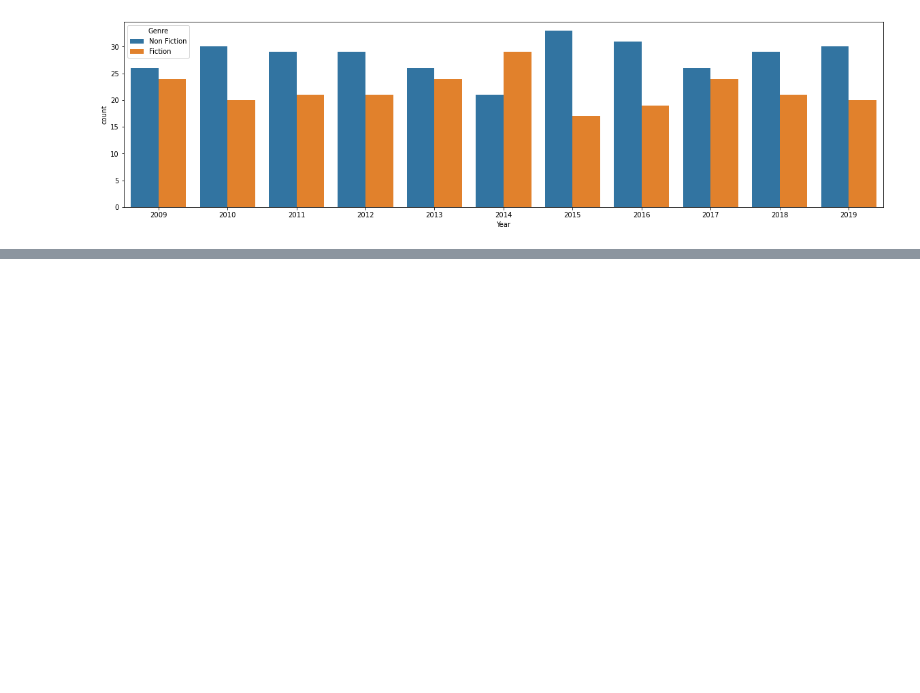
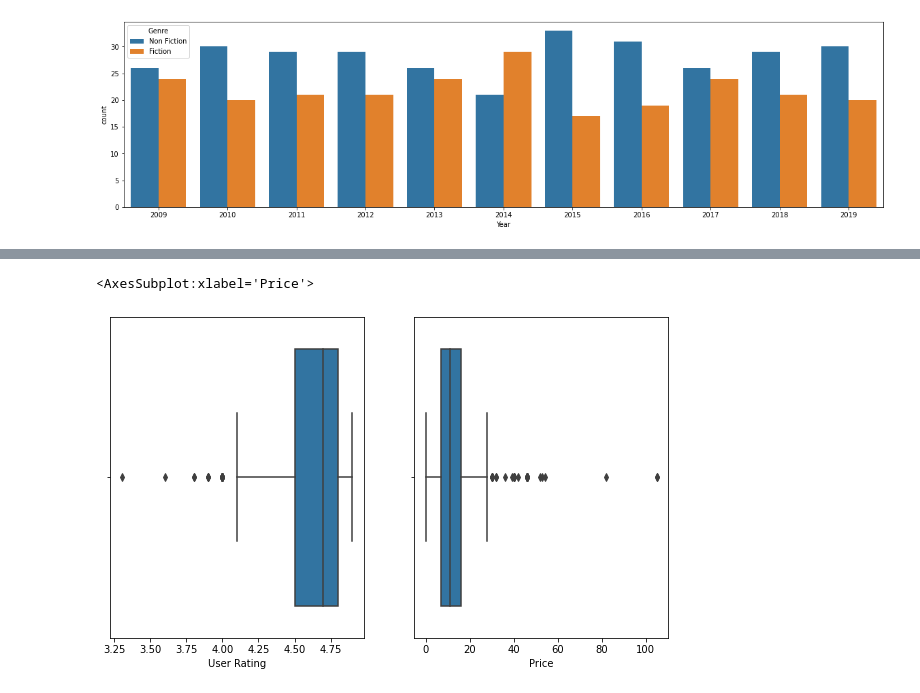
Before and after one commit to oboo1156/AWS_data_analysis_on_top_50_selling_books, a Jupyter notebook: AWS_data_analysis_on_top_50_selling_books.ipynb, the cells around one changed output, grey strips where cells are left out. Cells and saved outputs as stored; diff of their text form; code cells hidden in the pictures; blank space fills up the shorter version.

```diff
--- a/AWS_data_analysis_on_top_50_selling_books.ipynb
+++ b/AWS_data_analysis_on_top_50_selling_books.ipynb
@@ -107,3 +120,8 @@ sns.countplot(x="Year", data=df,  hue="Genre")
 # %% [output]
 <AxesSubplot:xlabel='Year', ylabel='count'>
 [figure]
+# %%
+import pandas as pd
+
+df = pd.read_csv("/Users/applecare/downloads/bestsellers_with_categories.csv")
+df.head()
@@ -109,0 +163,13 @@ sns.countplot(x="Year", data=df,  hue="Genre")
+# %%
+import matplotlib.pyplot as plt
+import seaborn as sns
+
+plt.figure(figsize=(10,13))
+plt.subplot(223)
+sns.boxplot(df["User Rating"])
+
+plt.subplot(224)
+sns.boxplot(df["Price"])
+# %% [output]
+<AxesSubplot:xlabel='Price'>
+[figure, added]
```
Also changed, not shown: parts of 136 cells of this notebook.
